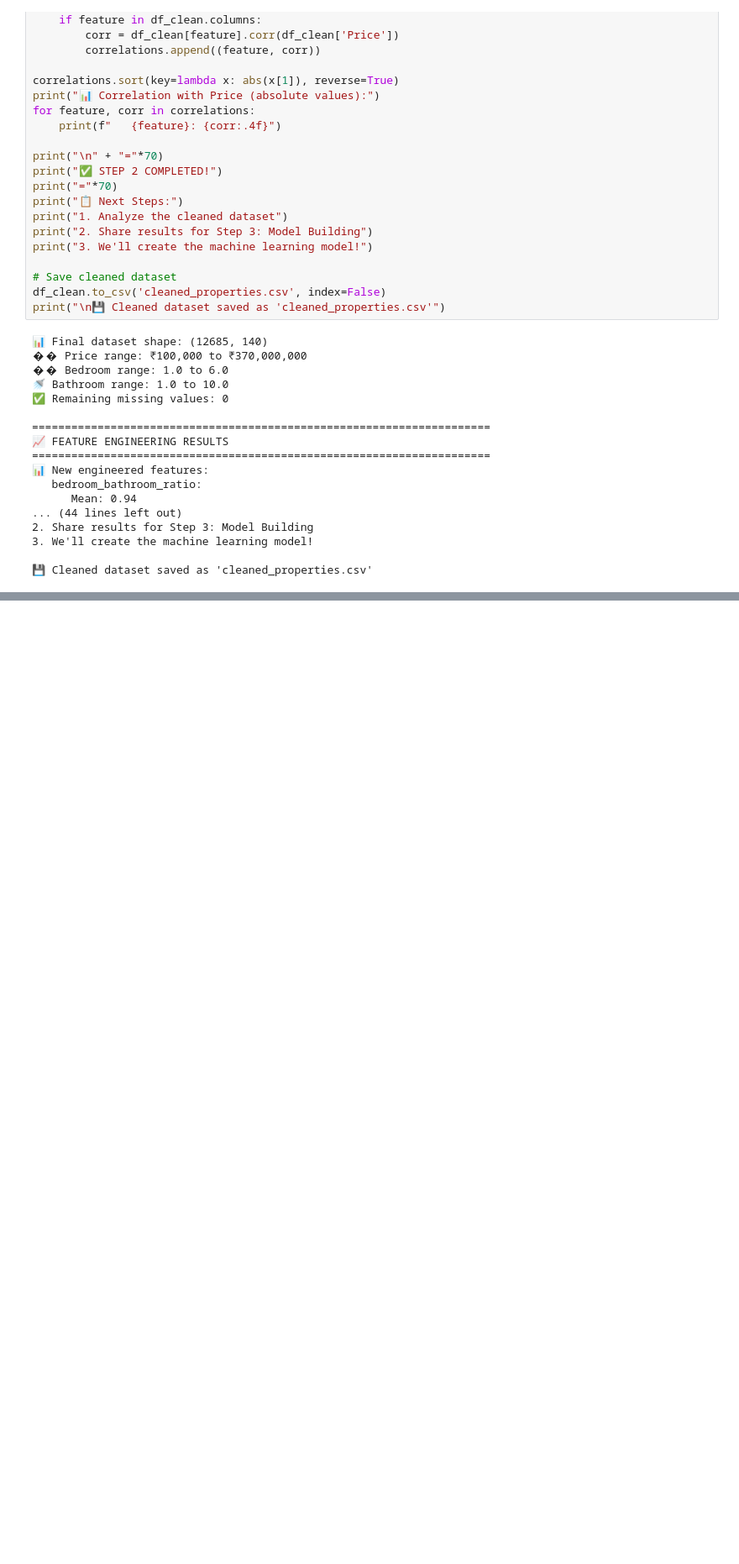
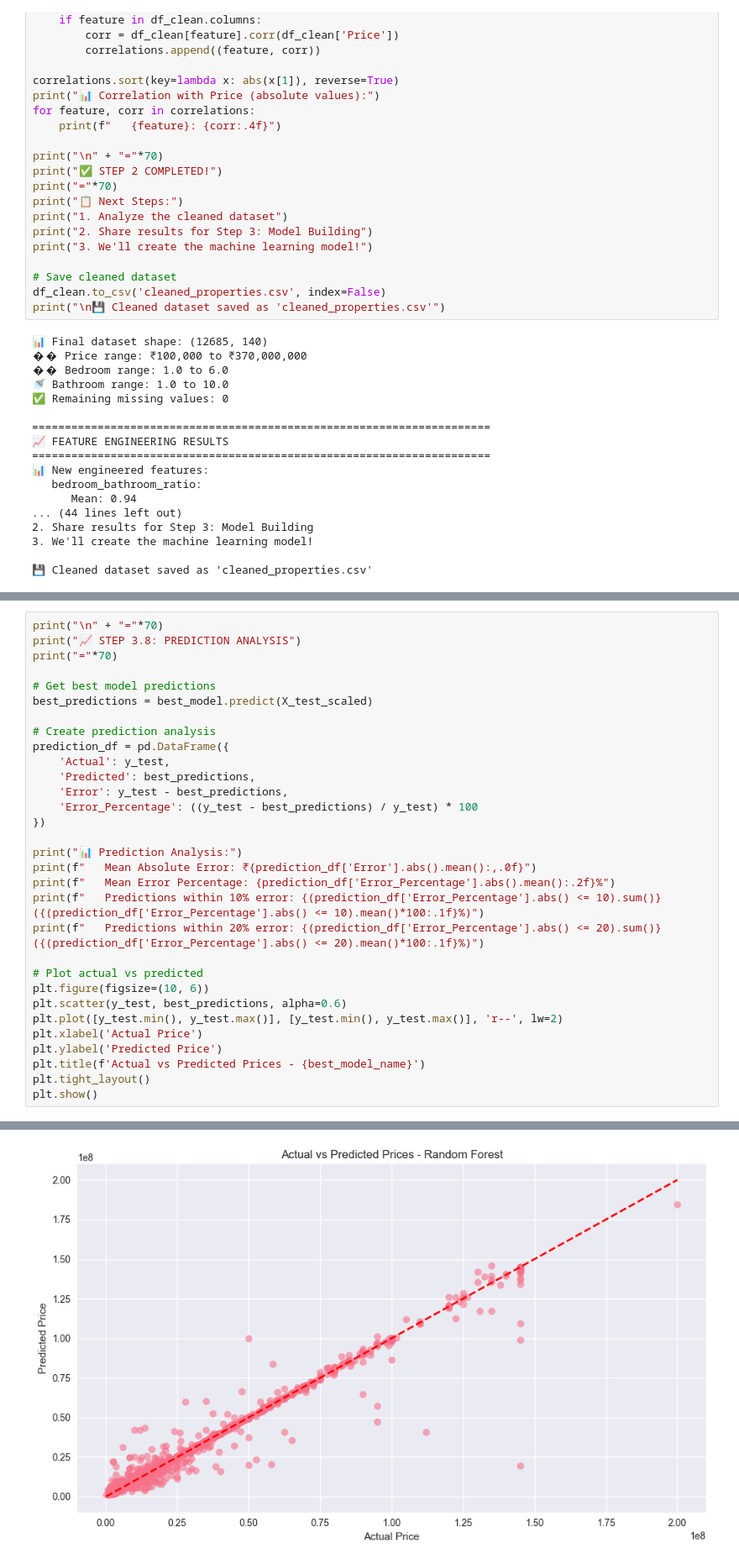
Before and after one commit to Dhruvprkh69/Mumbai-real-estate-price-predictor, a Jupyter notebook: Data cleaning + Model.ipynb, the cells around one changed output, grey strips where cells are left out. Shown at 84% size. Saved outputs shown, nothing was run; the diff lists cells and outputs as text; blank space fills up the shorter version.

```diff
--- a/Data cleaning + Model.ipynb
+++ b/Data cleaning + Model.ipynb
@@ -749,0 +1226,32 @@ print("\n💾 Cleaned dataset saved as 'cleaned_properties.csv'")
+# %%
+print("\n" + "="*70)
+print("📈 STEP 3.8: PREDICTION ANALYSIS")
+print("="*70)
+
+# Get best model predictions
+best_predictions = best_model.predict(X_test_scaled)
+
+# Create prediction analysis
+prediction_df = pd.DataFrame({
+    'Actual': y_test,
+    'Predicted': best_predictions,
+    'Error': y_test - best_predictions,
+    'Error_Percentage': ((y_test - best_predictions) / y_test) * 100
+})
+
+print("📊 Prediction Analysis:")
+print(f"   Mean Absolute Error: ₹{prediction_df['Error'].abs().mean():,.0f}")
+print(f"   Mean Error Percentage: {prediction_df['Error_Percentage'].abs().mean():.2f}%")
+print(f"   Predictions within 10% error: {(prediction_df['Error_Percentage'].abs() <= 10).sum()} ({(prediction_df['Error_Percentage'].abs() <= 10).mean()*100:.1f}%)")
+print(f"   Predictions within 20% error: {(prediction_df['Error_Percentage'].abs() <= 20).sum()} ({(prediction_df['Error_Percentage'].abs() <= 20).mean()*100:.1f}%)")
+
+# Plot actual vs predicted
+plt.figure(figsize=(10, 6))
+plt.scatter(y_test, best_predictions, alpha=0.6)
+plt.plot([y_test.min(), y_test.max()], [y_test.min(), y_test.max()], 'r--', lw=2)
+plt.xlabel('Actual Price')
+plt.ylabel('Predicted Price')
+plt.title(f'Actual vs Predicted Prices - {best_model_name}')
+plt.tight_layout()
+plt.show()
+# %% [output]
@@ -749,0 +1266 @@ print("\n💾 Cleaned dataset saved as 'cleaned_properties.csv'")
+[figure, added]
```
Also changed, not shown: parts of 13 cells of this notebook, 4 other files.
